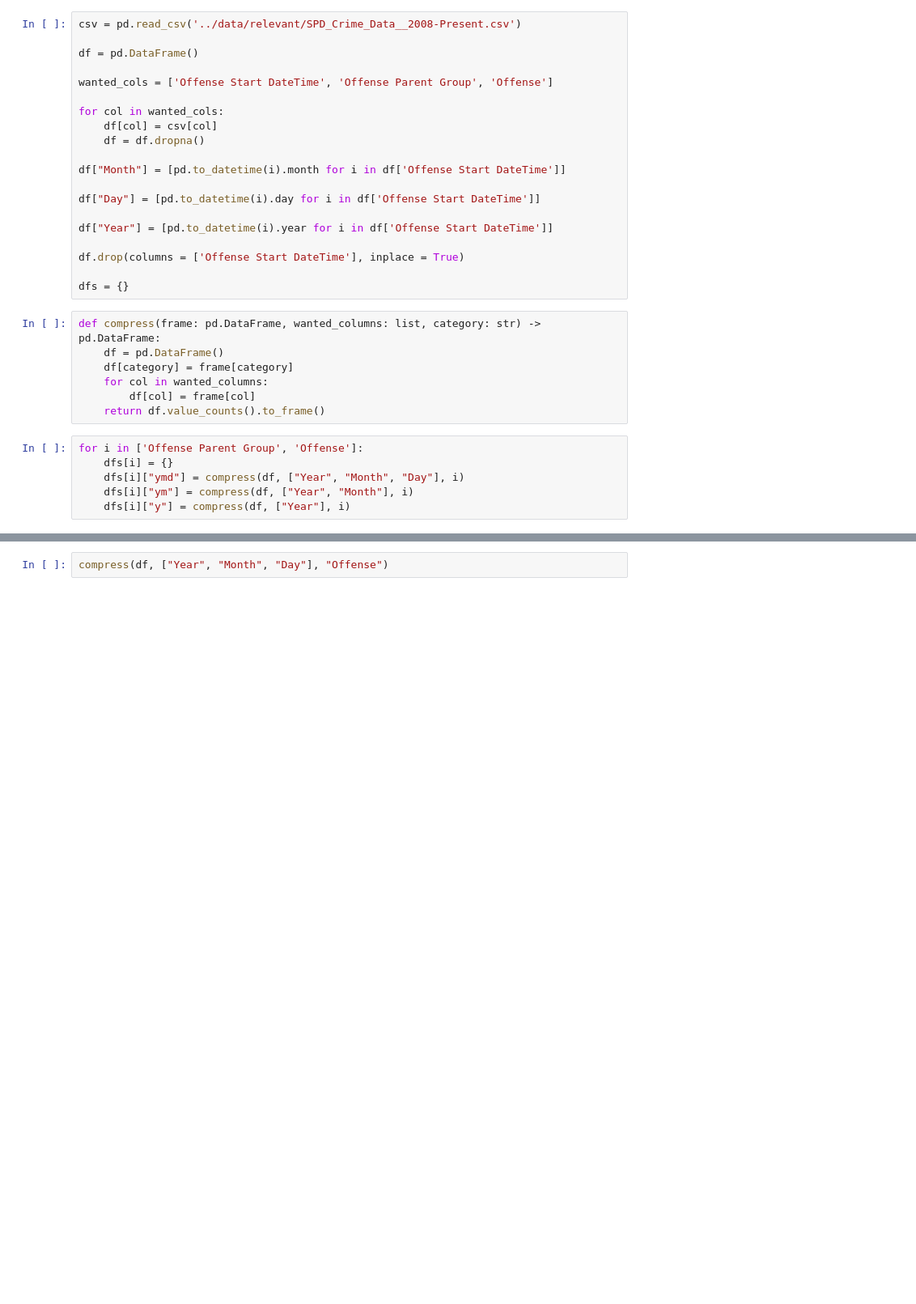
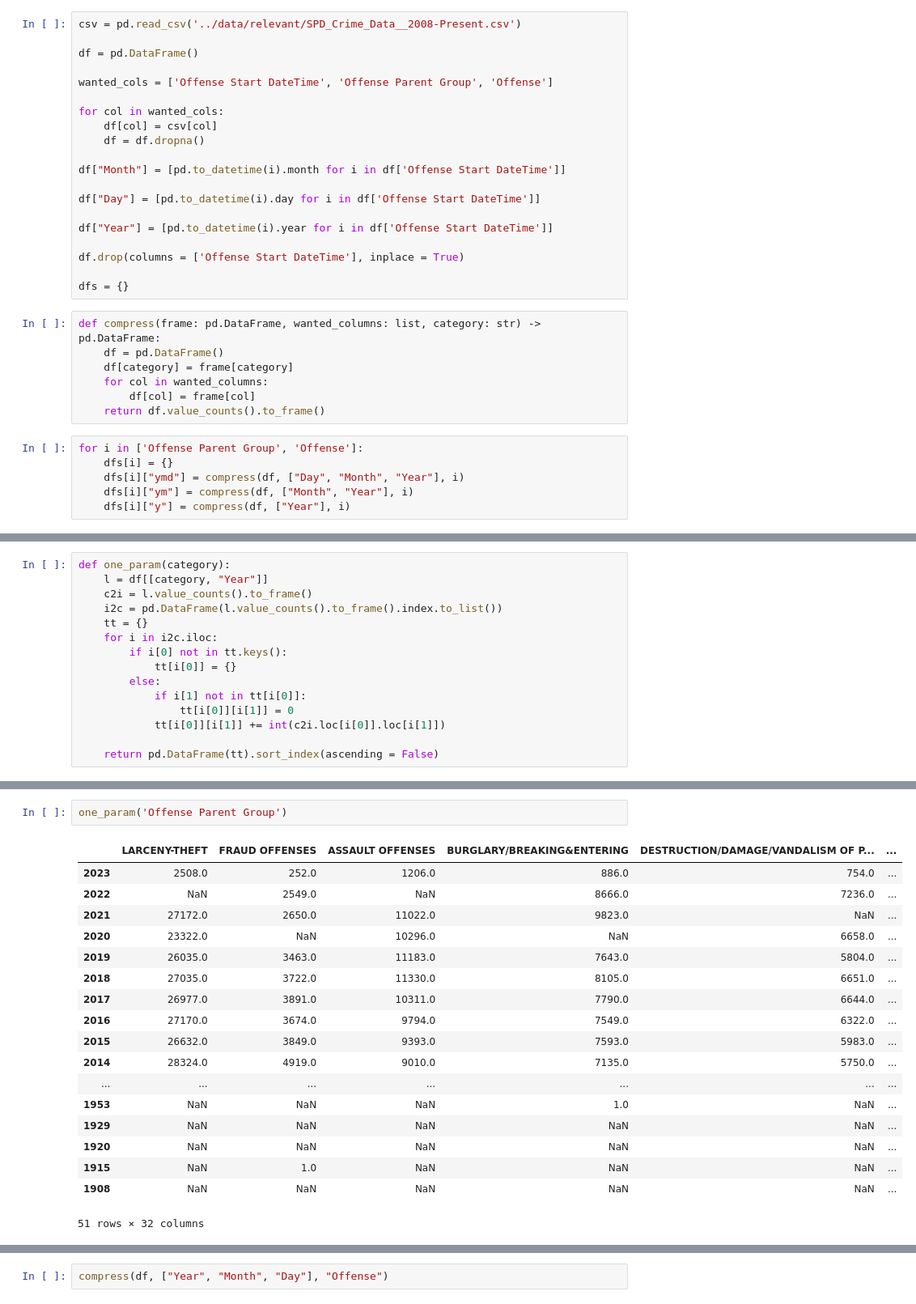
Before and after one commit to Aleph-Null-123/2023-Datathon-Project, a Jupyter notebook: notebooks/linearregression.ipynb, the cells around one changed output, grey strips where cells are left out. Shown: that part at 81% size. Saved outputs shown, nothing was run; the diff lists cells and outputs as text; blank space fills up the shorter version.

Commit message:
one param a two param

```diff
--- a/notebooks/linearregression.ipynb
+++ b/notebooks/linearregression.ipynb
@@ -38,6 +38,6 @@ def compress(frame: pd.DataFrame, wanted_columns: list, category: str) -> pd.Dat
 # %%
 for i in ['Offense Parent Group', 'Offense']:
     dfs[i] = {}
-    dfs[i]["ymd"] = compress(df, ["Year", "Month", "Day"], i)
-    dfs[i]["ym"] = compress(df, ["Year", "Month"], i)
+    dfs[i]["ymd"] = compress(df, ["Day", "Month", "Year"], i)
+    dfs[i]["ym"] = compress(df, ["Month", "Year"], i)
     dfs[i]["y"] = compress(df, ["Year"], i)
@@ -43,0 +68,15 @@ for i in ['Offense Parent Group', 'Offense']:
+# %%
+def one_param(category):
+    l = df[[category, "Year"]]
+    c2i = l.value_counts().to_frame()
+    i2c = pd.DataFrame(l.value_counts().to_frame().index.to_list())
+    tt = {}
+    for i in i2c.iloc:
+        if i[0] not in tt.keys():
+            tt[i[0]] = {}
+        else:
+            if i[1] not in tt[i[0]]:
+                tt[i[0]][i[1]] = 0
+            tt[i[0]][i[1]] += int(c2i.loc[i[0]].loc[i[1]])
+
+    return pd.DataFrame(tt).sort_index(ascending = False)
@@ -43,0 +184,21 @@ for i in ['Offense Parent Group', 'Offense']:
+# %%
+one_param('Offense Parent Group')
+# %% [output]
+|  | LARCENY-THEFT | FRAUD OFFENSES | ASSAULT OFFENSES | BURGLARY/BREAKING&ENTERING | DESTRUCTION/DAMAGE/VANDALISM OF P... | ... |
+| 2023 | 2508.0 | 252.0 | 1206.0 | 886.0 | 754.0 | ... |
+| 2022 | NaN | 2549.0 | NaN | 8666.0 | 7236.0 | ... |
+| 2021 | 27172.0 | 2650.0 | 11022.0 | 9823.0 | NaN | ... |
+| 2020 | 23322.0 | NaN | 10296.0 | NaN | 6658.0 | ... |
+| 2019 | 26035.0 | 3463.0 | 11183.0 | 7643.0 | 5804.0 | ... |
+| 2018 | 27035.0 | 3722.0 | 11330.0 | 8105.0 | 6651.0 | ... |
+| 2017 | 26977.0 | 3891.0 | 10311.0 | 7790.0 | 6644.0 | ... |
+| 2016 | 27170.0 | 3674.0 | 9794.0 | 7549.0 | 6322.0 | ... |
+| 2015 | 26632.0 | 3849.0 | 9393.0 | 7593.0 | 5983.0 | ... |
+| 2014 | 28324.0 | 4919.0 | 9010.0 | 7135.0 | 5750.0 | ... |
+| ... | ... | ... | ... | ... | ... | ... |
+| 1953 | NaN | NaN | NaN | 1.0 | NaN | ... |
+| 1929 | NaN | NaN | NaN | NaN | NaN | ... |
+| 1920 | NaN | NaN | NaN | NaN | NaN | ... |
+| 1915 | NaN | 1.0 | NaN | NaN | NaN | ... |
+| 1908 | NaN | NaN | NaN | NaN | NaN | ... |
+51 rows × 32 columns
```
Also changed, not shown: parts of 21 cells of this notebook.
